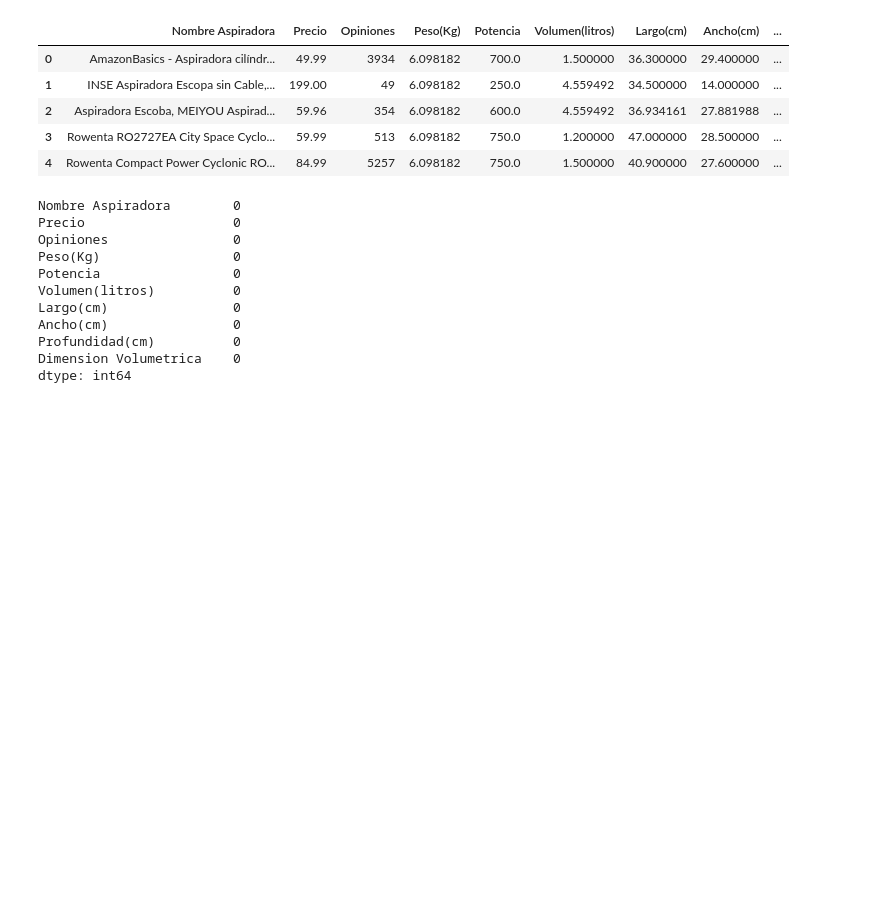
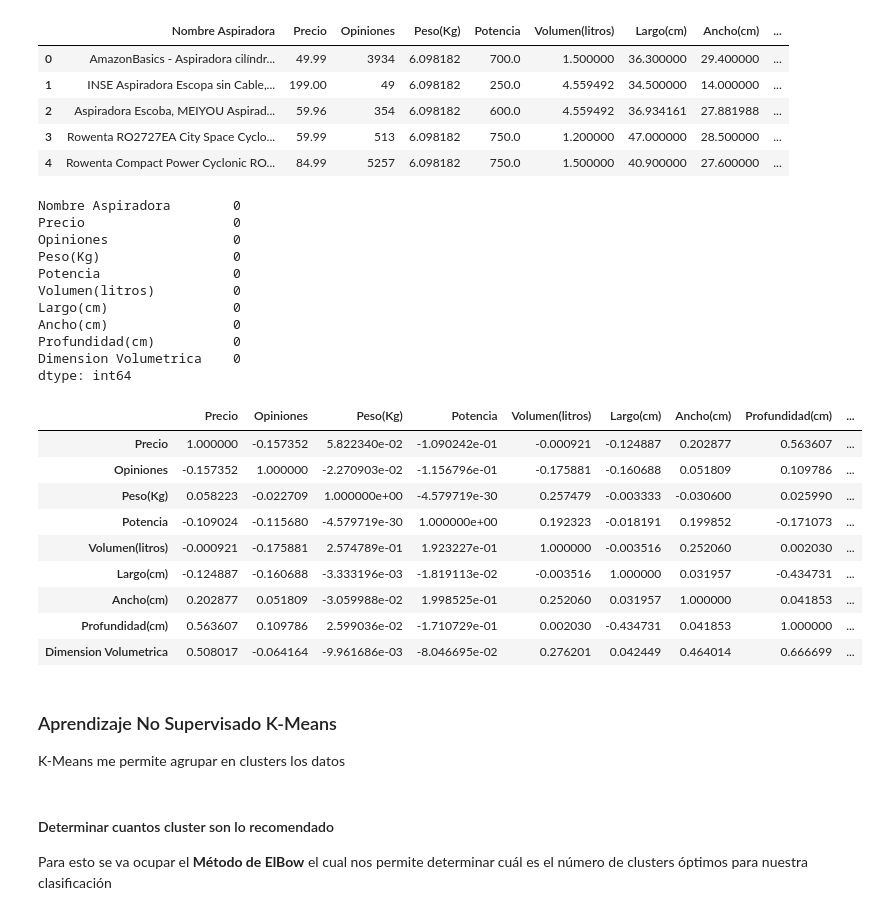
Before and after one commit to xgutierrez/Platzi-DataScienceAmazon, a Jupyter notebook: AnálisisDeAspiradoras.ipynb, the cells around one changed output. Cells and saved outputs as stored; diff of their text form; code cells hidden in the pictures; blank space fills up the shorter version.

```diff
--- a/AnálisisDeAspiradoras.ipynb
+++ b/AnálisisDeAspiradoras.ipynb
@@ -797,3 +797,24 @@ Ancho(cm)                0
 Profundidad(cm)          0
 Dimension Volumetrica    0
 dtype: int64
+# %%
+aspiradoras.corr()
+# %% [output]
+|  | Precio | Opiniones | Peso(Kg) | Potencia | Volumen(litros) | Largo(cm) | Ancho(cm) | Profundidad(cm) | ... |
+| Precio | 1.000000 | -0.157352 | 5.822340e-02 | -1.090242e-01 | -0.000921 | -0.124887 | 0.202877 | 0.563607 | ... |
+| Opiniones | -0.157352 | 1.000000 | -2.270903e-02 | -1.156796e-01 | -0.175881 | -0.160688 | 0.051809 | 0.109786 | ... |
+| Peso(Kg) | 0.058223 | -0.022709 | 1.000000e+00 | -4.579719e-30 | 0.257479 | -0.003333 | -0.030600 | 0.025990 | ... |
+| Potencia | -0.109024 | -0.115680 | -4.579719e-30 | 1.000000e+00 | 0.192323 | -0.018191 | 0.199852 | -0.171073 | ... |
+| Volumen(litros) | -0.000921 | -0.175881 | 2.574789e-01 | 1.923227e-01 | 1.000000 | -0.003516 | 0.252060 | 0.002030 | ... |
+| Largo(cm) | -0.124887 | -0.160688 | -3.333196e-03 | -1.819113e-02 | -0.003516 | 1.000000 | 0.031957 | -0.434731 | ... |
+| Ancho(cm) | 0.202877 | 0.051809 | -3.059988e-02 | 1.998525e-01 | 0.252060 | 0.031957 | 1.000000 | 0.041853 | ... |
+| Profundidad(cm) | 0.563607 | 0.109786 | 2.599036e-02 | -1.710729e-01 | 0.002030 | -0.434731 | 0.041853 | 1.000000 | ... |
+| Dimension Volumetrica | 0.508017 | -0.064164 | -9.961686e-03 | -8.046695e-02 | 0.276201 | 0.042449 | 0.464014 | 0.666699 | ... |
+# %% [markdown]
+### Aprendizaje No Supervisado K-Means
+
+K-Means me permite agrupar en clusters los datos
+# %% [markdown]
+#### Determinar cuantos cluster son lo recomendado
+
+Para esto se va ocupar el **Método de ElBow** el cual nos permite determinar cuál es el número de clusters óptimos para nuestra clasificación
```
Also changed, not shown: parts of 4 cells of this notebook.
